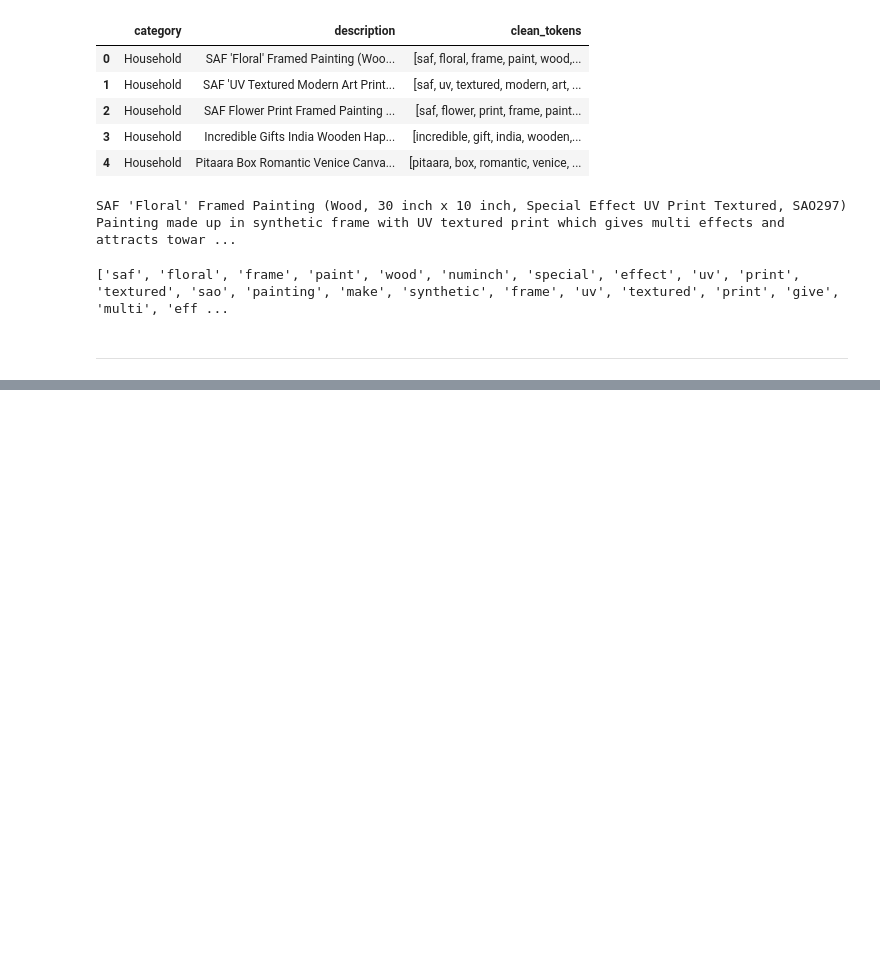
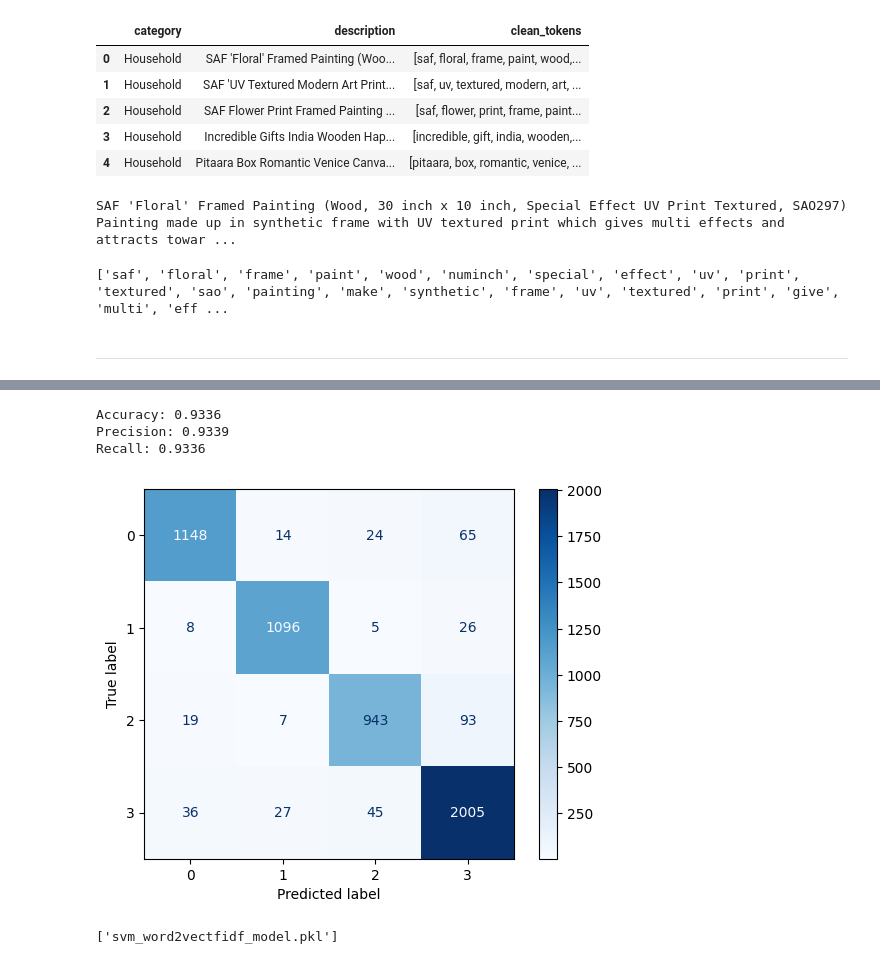
Before and after one commit to AlirezaSaffar/ecommerce-text-classifier, a Jupyter notebook: main.ipynb, the cells around one changed output, grey strips where cells are left out. Drawn from its saved outputs; the diff is of its cells as text; code cells hidden in the pictures; blank space fills up the shorter version.

```diff
--- a/main.ipynb
+++ b/main.ipynb
@@ -689,0 +1026,11 @@ with open('vocab.json', 'w') as f:
+# %%
+clf1, X_train1, X_test1, y_train1, y_test1 = train_word2vectfidf(w2v_model, df)
+# %% [output]
+Accuracy: 0.9336
+Precision: 0.9339
+Recall: 0.9336
+[figure, added]
+# %%
+joblib.dump(clf1, "svm_word2vectfidf_model.pkl")
+# %% [output]
+['svm_word2vectfidf_model.pkl']
```
Also changed, not shown: parts of 25 cells of this notebook, 3 other files.
